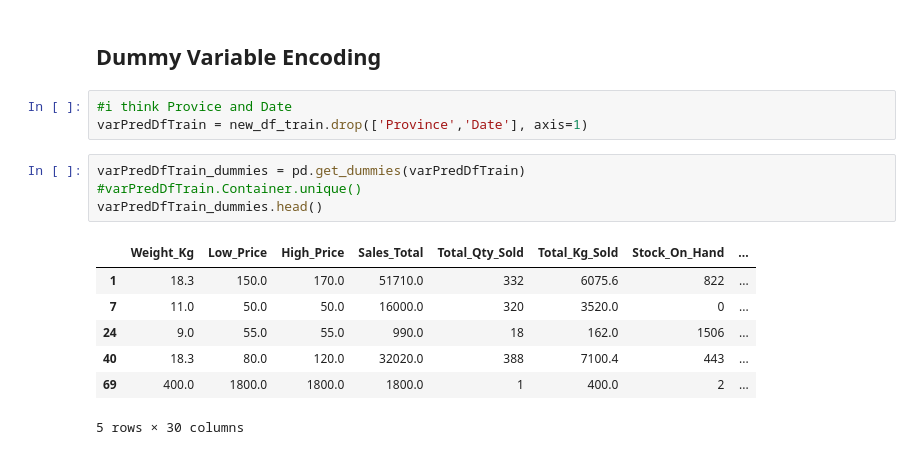
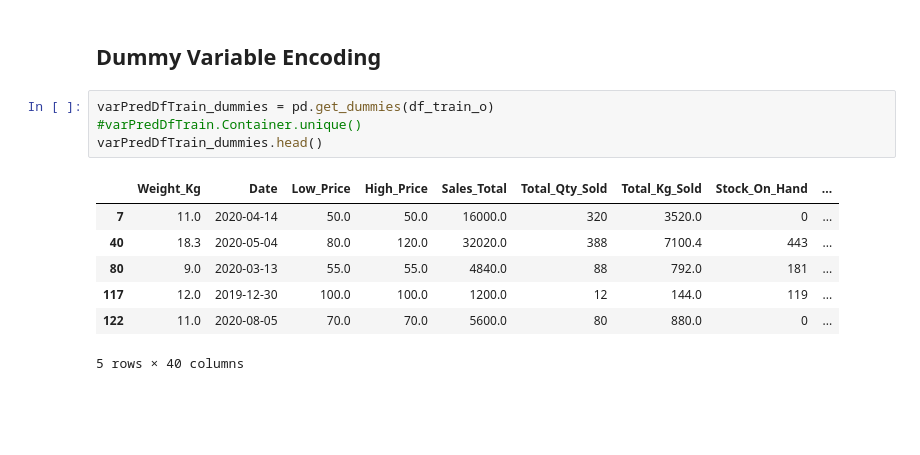
Before and after one commit to Mahlomola-Moses/team_ts_4, a Jupyter notebook: team_ts_four.ipynb, the cells around one changed output. Cells and saved outputs as stored; diff of their text form; blank space fills up the shorter version.

```diff
--- a/team_ts_four.ipynb
+++ b/team_ts_four.ipynb
@@ -309,18 +309,15 @@ plt.show()
 [figure]
 # %% [markdown]
 ## Dummy Variable Encoding
-# %%
-#i think Provice and Date
-varPredDfTrain = new_df_train.drop(['Province','Date'], axis=1)
 # %%
-varPredDfTrain_dummies = pd.get_dummies(varPredDfTrain)
+varPredDfTrain_dummies = pd.get_dummies(df_train_o)
 #varPredDfTrain.Container.unique()
 varPredDfTrain_dummies.head()
 # %% [output]
-|  | Weight_Kg | Low_Price | High_Price | Sales_Total | Total_Qty_Sold | Total_Kg_Sold | Stock_On_Hand | ... |
-| 1 | 18.3 | 150.0 | 170.0 | 51710.0 | 332 | 6075.6 | 822 | ... |
-| 7 | 11.0 | 50.0 | 50.0 | 16000.0 | 320 | 3520.0 | 0 | ... |
-| 24 | 9.0 | 55.0 | 55.0 | 990.0 | 18 | 162.0 | 1506 | ... |
-| 40 | 18.3 | 80.0 | 120.0 | 32020.0 | 388 | 7100.4 | 443 | ... |
-| 69 | 400.0 | 1800.0 | 1800.0 | 1800.0 | 1 | 400.0 | 2 | ... |
+|  | Weight_Kg | Date | Low_Price | High_Price | Sales_Total | Total_Qty_Sold | Total_Kg_Sold | Stock_On_Hand | ... |
+| 7 | 11.0 | 2020-04-14 | 50.0 | 50.0 | 16000.0 | 320 | 3520.0 | 0 | ... |
+| 40 | 18.3 | 2020-05-04 | 80.0 | 120.0 | 32020.0 | 388 | 7100.4 | 443 | ... |
+| 80 | 9.0 | 2020-03-13 | 55.0 | 55.0 | 4840.0 | 88 | 792.0 | 181 | ... |
+| 117 | 12.0 | 2019-12-30 | 100.0 | 100.0 | 1200.0 | 12 | 144.0 | 119 | ... |
+| 122 | 11.0 | 2020-08-05 | 70.0 | 70.0 | 5600.0 | 80 | 880.0 | 0 | ... |
-5 rows × 30 columns
+5 rows × 40 columns
```
Also changed, not shown: parts of 2 cells of this notebook.
